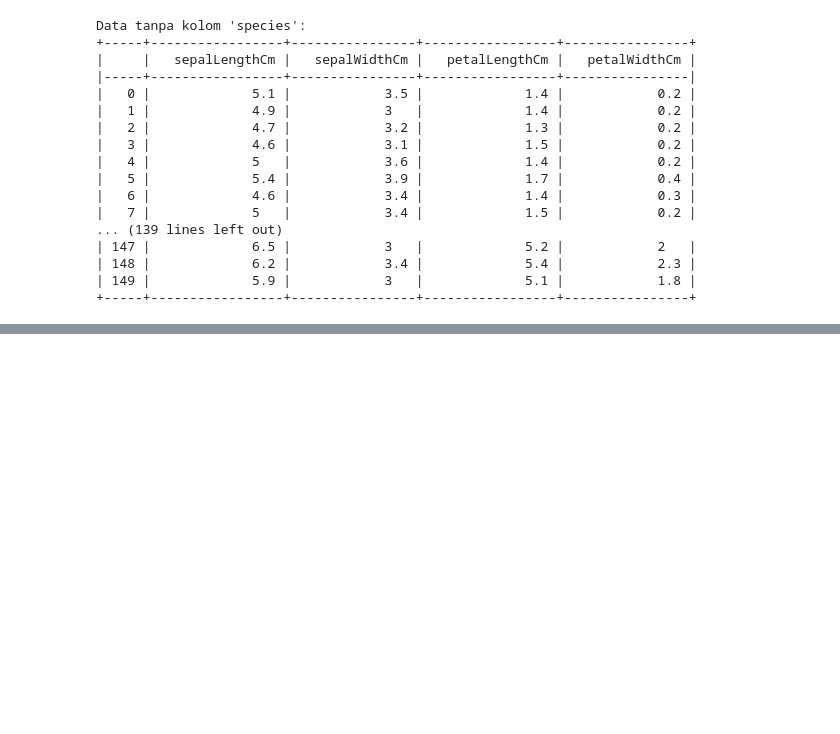
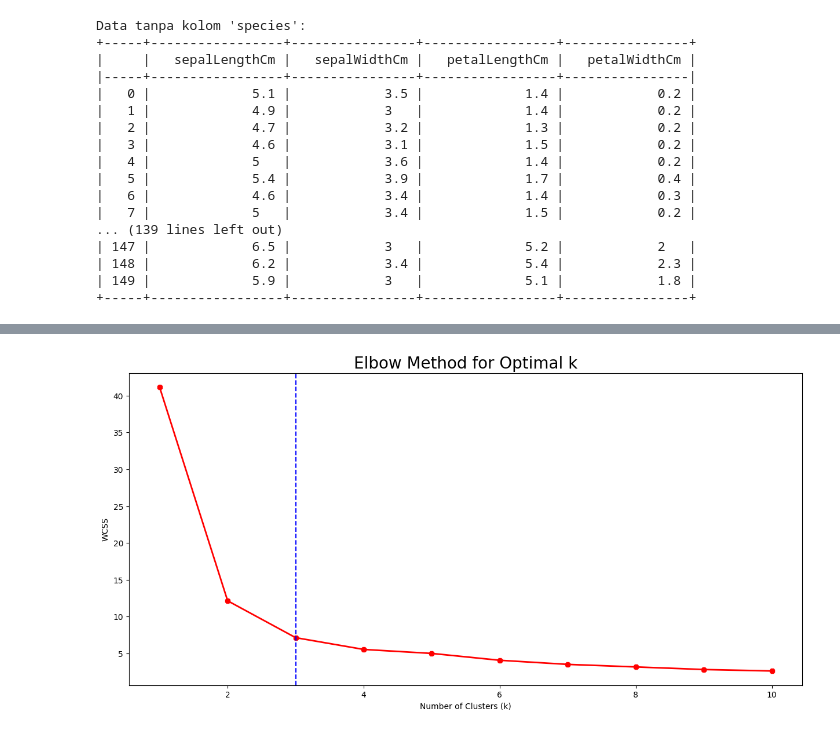
Before and after one commit to Munif26/pendata, a Jupyter notebook: _sources/algoritma_k-means_clustering.ipynb, the cells around one changed output, grey strips where cells are left out. Saved outputs shown, nothing was run; the diff lists cells and outputs as text; code cells hidden in the pictures; blank space fills up the shorter version.

```diff
--- a/_sources/algoritma_k-means_clustering.ipynb
+++ b/_sources/algoritma_k-means_clustering.ipynb
@@ -695,0 +621,37 @@ plt.show()
+# %%
+import pandas as pd
+import numpy as np
+import matplotlib.pyplot as plt
+from sklearn.cluster import KMeans
+from sklearn.preprocessing import MinMaxScaler
+
+# Load dataset
+iris = pd.read_excel('data_iris.xlsx')
+
+# Pilih kolom fitur: petal length, petal width, sepal length, sepal width
+iris_x = iris[['petal length', 'petal width', 'sepal length', 'sepal width']]
+
+# Konversi ke numpy array
+x_iris = np.array(iris_x)
+
+# Scaling fitur ke rentang 0-1
+scaler = MinMaxScaler()
+x_scaled = scaler.fit_transform(x_iris)
+
+# Hitung WCSS untuk berbagai jumlah cluster (1 sampai 10)
+wcss = []
+for i in range(1, 11):
+    km = KMeans(n_clusters=i, random_state=42)
+    km.fit(x_scaled)   # gunakan data yang sudah di-scaling
+    wcss.append(km.inertia_)
+
+# Visualisasi Elbow Method
+fig, ax = plt.subplots(figsize=(15,7))
+ax.plot(range(1, 11), wcss, linewidth=2, color="red", marker="8")
+plt.axvline(x=3, ls='--', color='blue')
+plt.ylabel('WCSS')
+plt.xlabel('Number of Clusters (k)')
+plt.title('Elbow Method for Optimal k', fontsize=20)
+plt.show()
+# %% [output]
+[figure, added]
```
Also changed, not shown: parts of 26 cells of this notebook, 5 other files.
